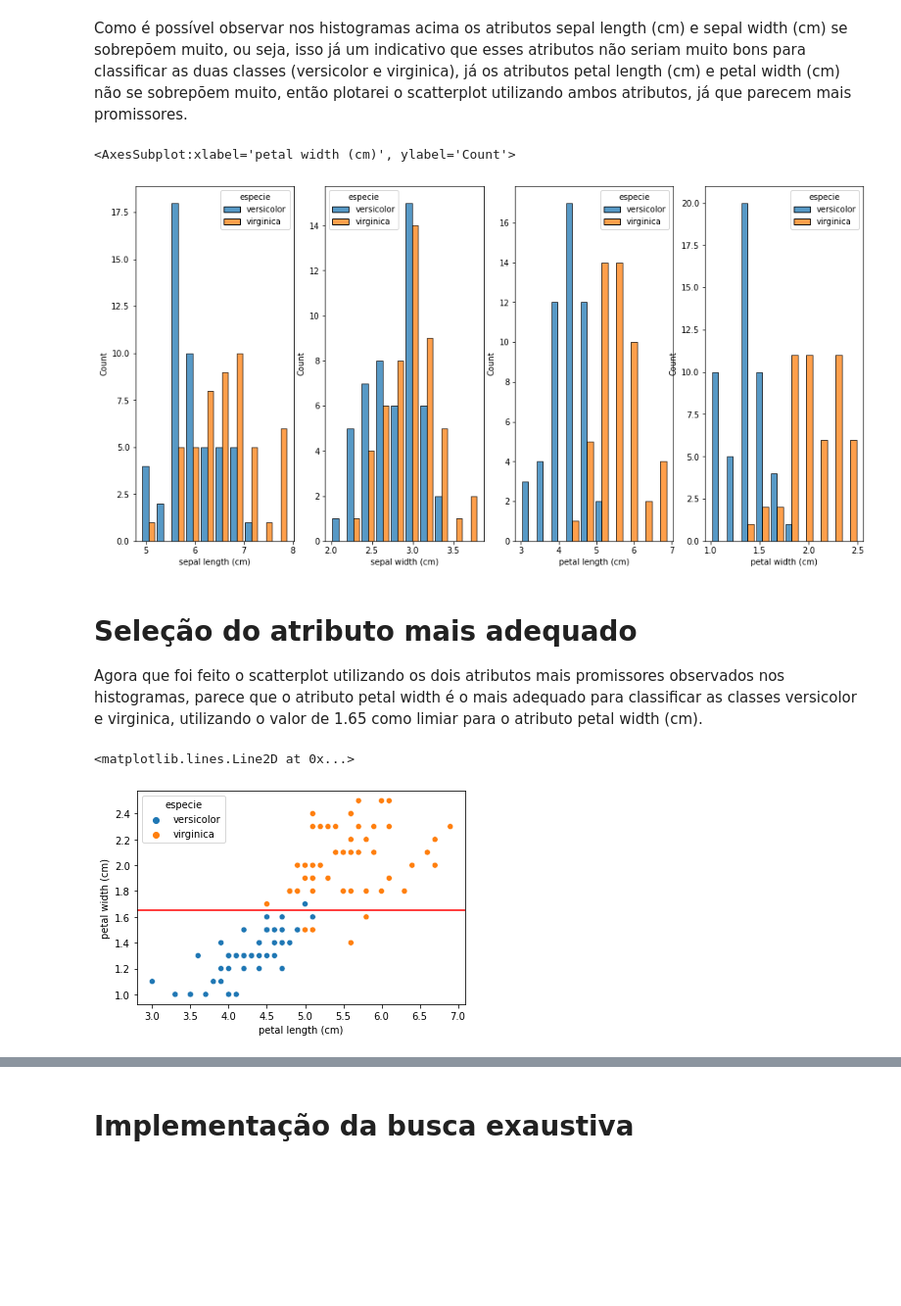
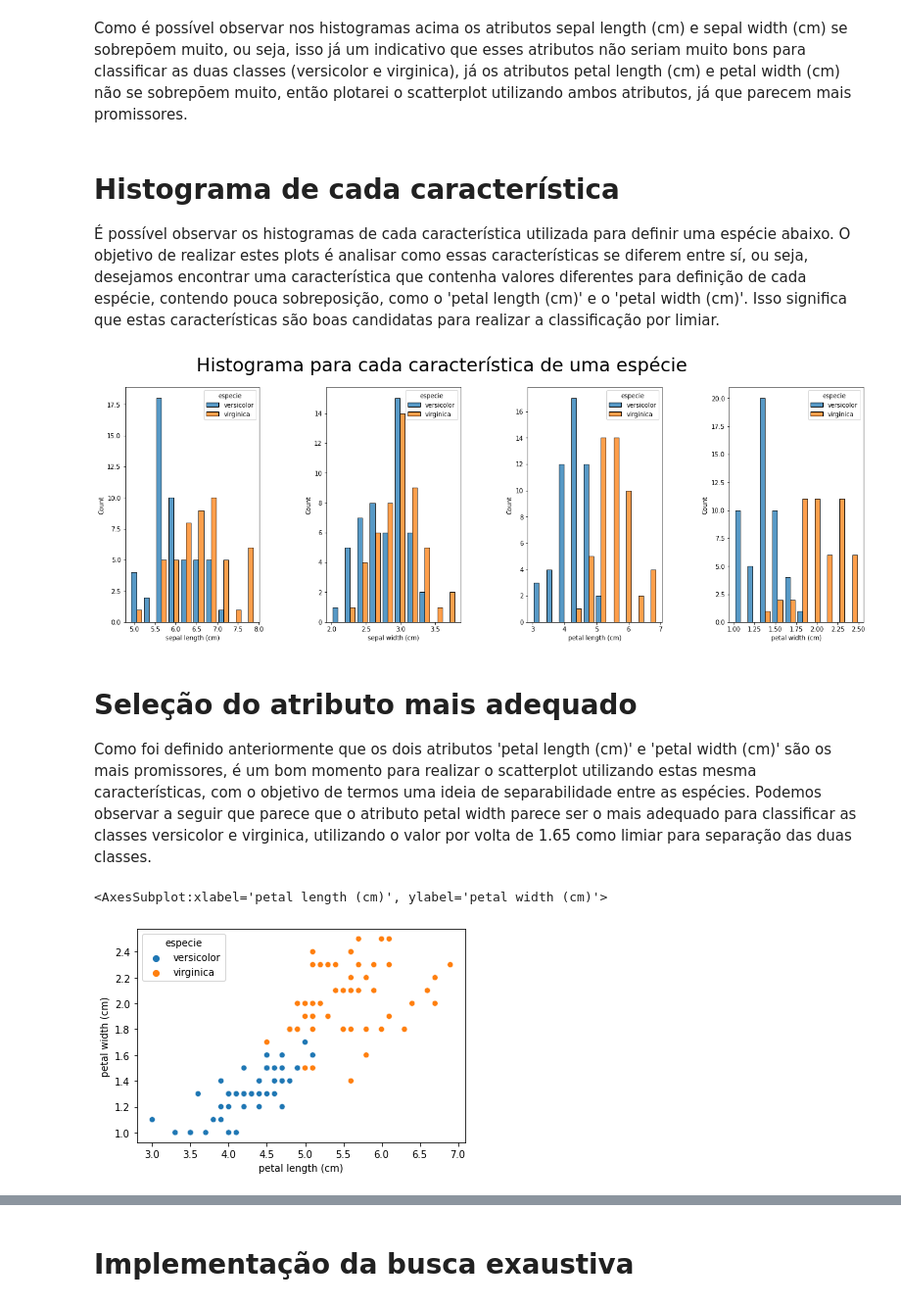
Before and after one commit to JuanFSR/MachineLearning, a Jupyter notebook: Atividade-1/classificacaoLimiarIris.ipynb, the cells around one changed output, grey strips where cells are left out. Shown: that part at 98% size. Saved outputs shown, nothing was run; the diff lists cells and outputs as text; code cells hidden in the pictures; blank space fills up the shorter version.

```diff
--- a/Atividade-1/classificacaoLimiarIris.ipynb
+++ b/Atividade-1/classificacaoLimiarIris.ipynb
@@ -26,21 +47,29 @@ df.groupby('especie').describe(include= 'all')
 | virginica | 50.0 | 6.588 | 0.635880 | 4.9 | 6.225 | 6.5 | 6.9 | 7.9 | 50.0 | ... |
 # %% [markdown]
 Como é possível observar nos histogramas acima os atributos sepal length (cm) e sepal width (cm) se sobrepõem muito, ou seja, isso já um indicativo que esses atributos não seriam muito bons para classificar as duas classes (versicolor e virginica), já os atributos petal length (cm) e petal width (cm) não se sobrepõem muito, então plotarei o scatterplot utilizando ambos atributos, já que parecem mais promissores.
+# %% [markdown]
+# Histograma de cada característica
+É possível observar os histogramas de cada característica utilizada para definir uma espécie abaixo. O objetivo de realizar estes plots é analisar como essas características se diferem entre sí, ou seja, desejamos encontrar uma característica que contenha valores diferentes para definição de cada espécie, contendo pouca sobreposição, como o 'petal length (cm)' e o 'petal width (cm)'.
+Isso significa que estas características são boas candidatas para realizar a classificação por limiar.
 # %%
-fig, axes = plt.subplots(nrows=1, ncols=4, figsize=(16,8))
+fig, axes = plt.subplots(nrows=1, ncols=4, figsize=(19,7))
+
+fig.suptitle('Histograma para cada característica de uma espécie', fontsize=30)
+
 sns.histplot(data=df, bins=10, x='sepal length (cm)', hue='especie', multiple='dodge', shrink=0.8, ax=axes[0])
 sns.histplot(data=df, bins=10, x='sepal width (cm)', hue='especie', multiple='dodge', shrink=0.8, ax=axes[1])
 sns.histplot(data=df, bins=10, x='petal length (cm)', hue='especie', multiple='dodge', shrink=0.8, ax=axes[2])
 sns.histplot(data=df, bins=10, x='petal width (cm)', hue='especie', multiple='dodge', shrink=0.8, ax=axes[3])
+
+plt.subplots_adjust(right=1, wspace=0.5)
+plt.show()
 # %% [output]
-<AxesSubplot:xlabel='petal width (cm)', ylabel='Count'>
-[figure, old version]
+[figure, new version]
 # %% [markdown]
 # Seleção do atributo mais adequado
-Agora que foi feito o scatterplot utilizando os dois atributos mais promissores observados nos histogramas, parece que o atributo petal width é o mais adequado para classificar as classes versicolor e virginica, utilizando o valor de 1.65 como limiar para o atributo petal width (cm).
+Como foi definido anteriormente que os dois atributos 'petal length (cm)' e 'petal width (cm)' são os mais promissores, é um bom momento para realizar o scatterplot utilizando estas mesma características, com o objetivo de termos uma ideia de separabilidade entre as espécies. Podemos observar a seguir que parece que o atributo petal width parece ser o mais adequado para classificar as classes versicolor e virginica, utilizando o valor por volta de 1.65 como limiar para separação das duas classes.
 # %%
 sns.scatterplot(data = df, x= 'petal length (cm)', y= 'petal width (cm)', hue = 'especie')
-plt.axhline(1.65, color='red', label='Limiar')
 # %% [output]
-<matplotlib.lines.Line2D at 0x...>
+<AxesSubplot:xlabel='petal length (cm)', ylabel='petal width (cm)'>
-[figure, old version]
+[figure, new version]
```
Also changed, not shown: parts of 7 cells of this notebook.
